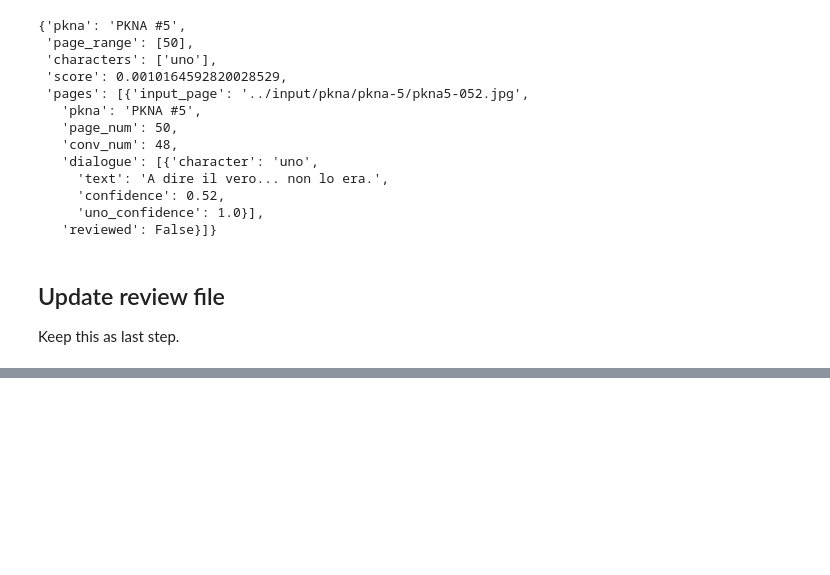
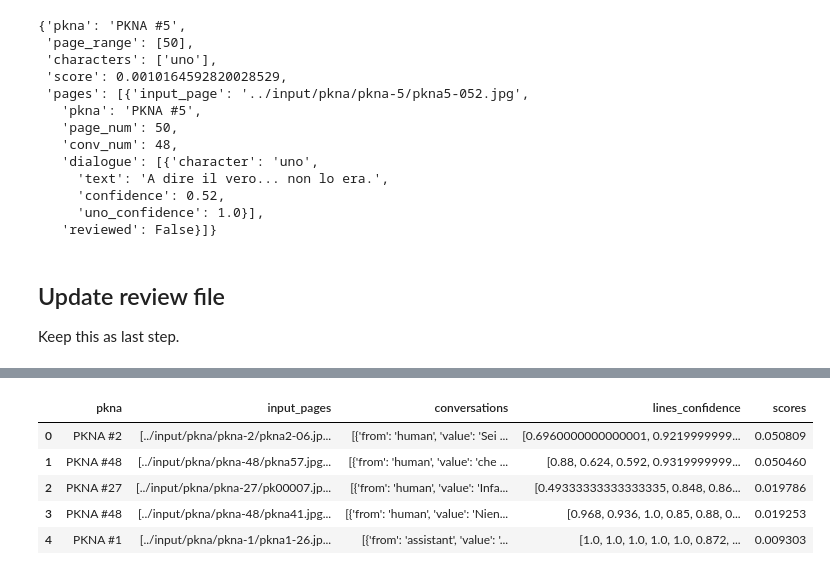
Before and after one commit to mbrt/pkna-uno, a Jupyter notebook: prepare-dataset.ipynb, the cells around one changed output, grey strips where cells are left out. Cells and saved outputs as stored; diff of their text form; code cells hidden in the pictures; blank space fills up the shorter version.

Commit message:
Create first dataset

```diff
--- a/prepare-dataset.ipynb
+++ b/prepare-dataset.ipynb
@@ -424,0 +516,29 @@ write_review_file(pages_to_review, output_review)
+# %%
+import pandas as pd
+
+records = [
+    {
+        'pkna': d.pkna,
+        'input_pages': d.input_pages,
+        'conversations': [
+            {
+                'from': 'assistant' if line.character == 'uno' else 'human',
+                'value': line.text,
+            }
+            for line in d.dialogue
+        ],
+        'lines_confidence': [l.confidence for l in d.dialogue],
+        'scores': d.score,
+    }
+    for d in dataset
+]
+
+df = pd.DataFrame.from_records(records)
+df.head()
+# %% [output]
+|  | pkna | input_pages | conversations | lines_confidence | scores |
+| 0 | PKNA #2 | [../input/pkna/pkna-2/pkna2-06.jp... | [{'from': 'human', 'value': 'Sei ... | [0.6960000000000001, 0.9219999999... | 0.050809 |
+| 1 | PKNA #48 | [../input/pkna/pkna-48/pkna57.jpg... | [{'from': 'human', 'value': 'che ... | [0.88, 0.624, 0.592, 0.9319999999... | 0.050460 |
+| 2 | PKNA #27 | [../input/pkna/pkna-27/pk00007.jp... | [{'from': 'human', 'value': 'Infa... | [0.49333333333333335, 0.848, 0.86... | 0.019786 |
+| 3 | PKNA #48 | [../input/pkna/pkna-48/pkna41.jpg... | [{'from': 'human', 'value': 'Nien... | [0.968, 0.936, 1.0, 0.85, 0.88, 0... | 0.019253 |
+| 4 | PKNA #1 | [../input/pkna/pkna-1/pkna1-26.jp... | [{'from': 'assistant', 'value': '... | [1.0, 1.0, 1.0, 1.0, 1.0, 0.872, ... | 0.009303 |
```
Also changed, not shown: parts of 2 cells of this notebook.
